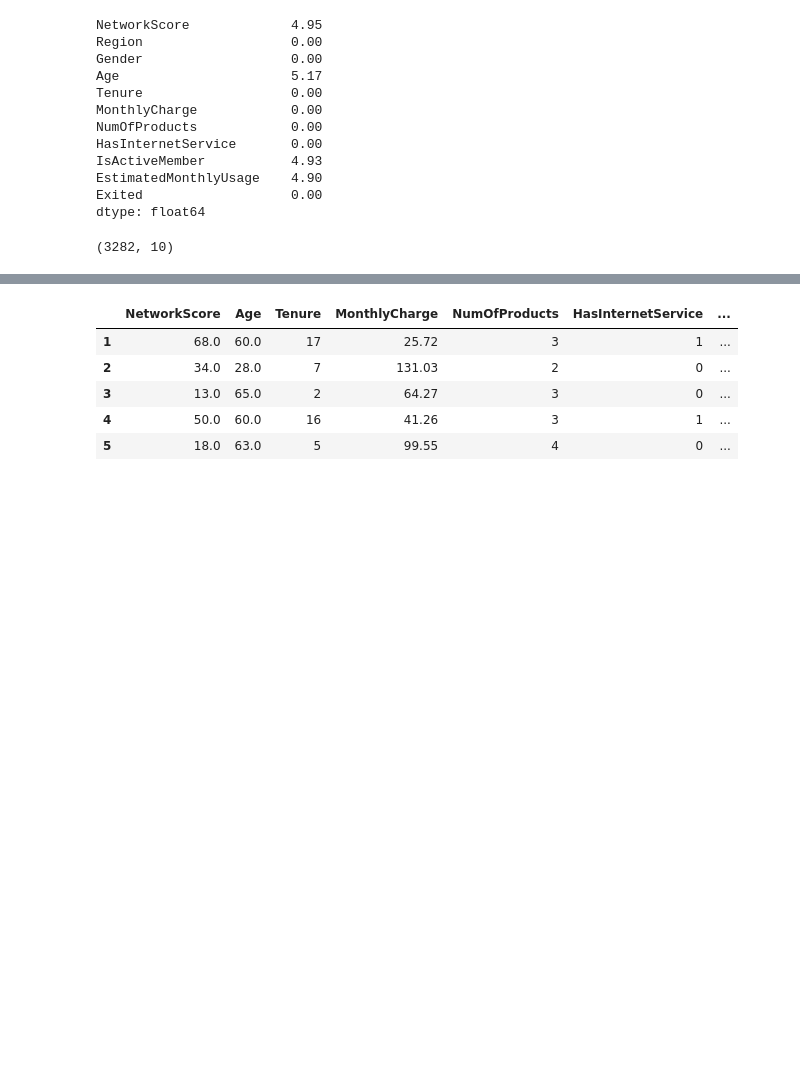
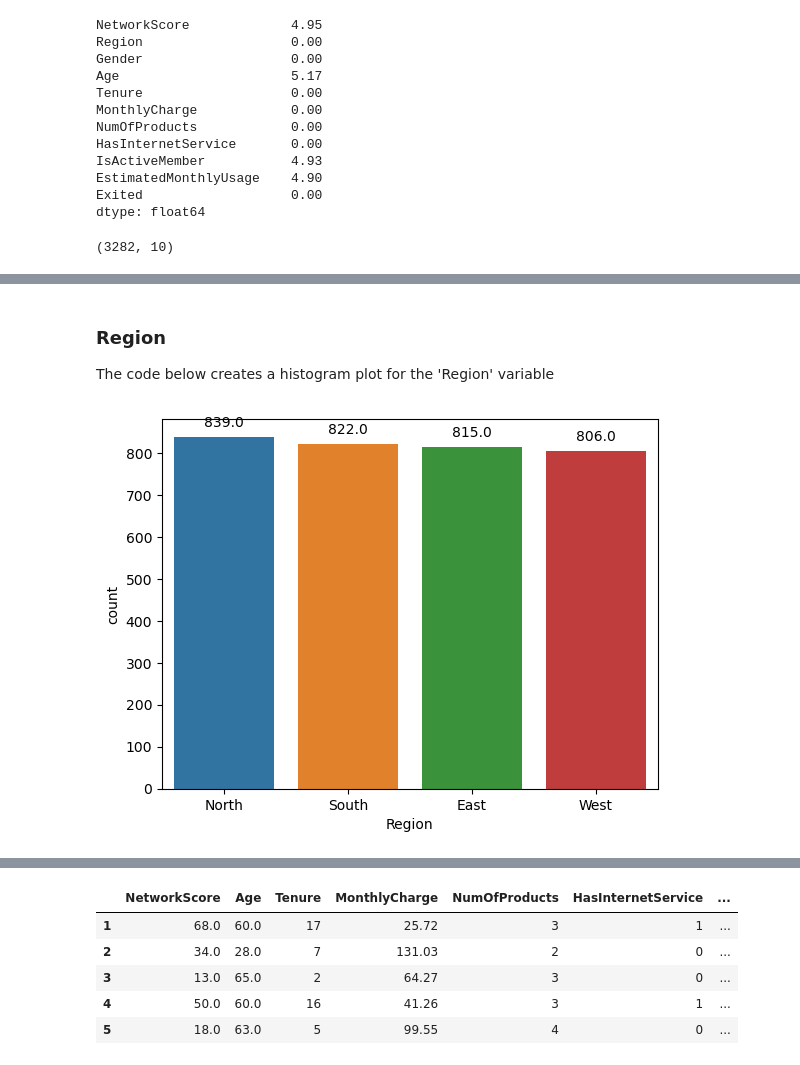
Before and after one commit to bitz-chauhan/telecom-churn-model-prediction, a Jupyter notebook: telecom-churn-case-study.ipynb, the cells around one changed output, grey strips where cells are left out. Saved outputs shown, nothing was run; the diff lists cells and outputs as text; code cells hidden in the pictures; blank space fills up the shorter version.

```diff
--- a/telecom-churn-case-study.ipynb
+++ b/telecom-churn-case-study.ipynb
@@ -117,0 +146,9 @@ telecom.shape
+# %% [markdown]
+### Region
+The code below creates a histogram plot for the 'Region' variable
+# %%
+plot=sns.countplot(x = 'Region', data = telecom)
+for p in plot.patches:
+    plot.annotate(f'{p.get_height()}', (p.get_x() + p.get_width() / 2., p.get_height()), ha='center', va='center', xytext=(0, 10), textcoords='offset points')
+# %% [output]
+[figure, added]
```
Also changed, not shown: parts of 32 cells of this notebook, 1 other file.
